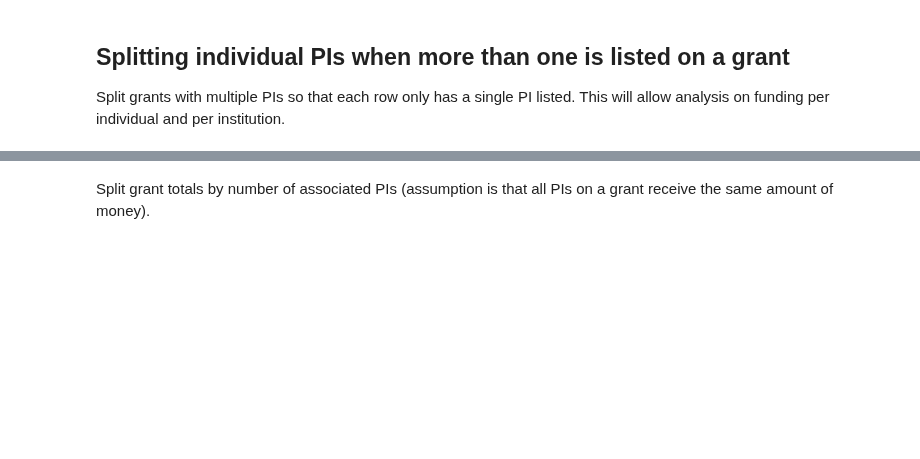
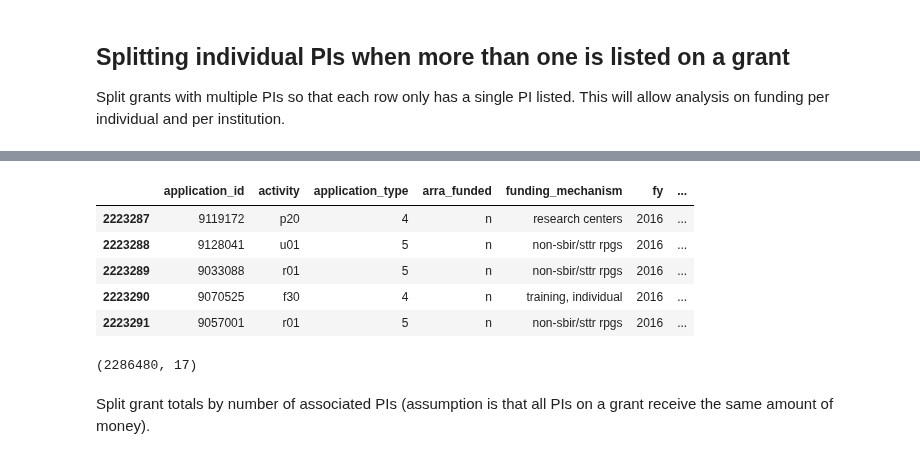
Before and after one commit to yuwie10/nih-awards, a Jupyter notebook: cleaning_for_analysis.ipynb, the cells around one changed output, grey strips where cells are left out. Drawn from its saved outputs; the diff is of its cells as text; code cells hidden in the pictures; blank space fills up the shorter version.

```diff
--- a/cleaning_for_analysis.ipynb
+++ b/cleaning_for_analysis.ipynb
@@ -204,3 +300,27 @@ grants_2016.head()
+# %%
+col_to_clean = 'nih_spending_cats pi_ids project_terms'.split()
+
+#strip ';' from columns
+all_grants = cln.strip_series(all_grants, col_to_clean, strip = '; ')
+
+#individual PIs are delimited by a ';', so split into rows along the ';'
+all_grants = cln.split_rows(all_grants, col_name = 'pi_ids', by = ';')
+
+#strip '(contact)' string and final white space
+all_grants = cln.strip_series(all_grants, ['pi_ids'])
+all_grants = cln.strip_series(all_grants, ['pi_ids'], strip = ' ')
+all_grants.tail()
+# %% [output]
+|  | application_id | activity | application_type | arra_funded | funding_mechanism | fy | ... |
+| 2223287 | 9119172 | p20 | 4 | n | research centers | 2016 | ... |
+| 2223288 | 9128041 | u01 | 5 | n | non-sbir/sttr rpgs | 2016 | ... |
+| 2223289 | 9033088 | r01 | 5 | n | non-sbir/sttr rpgs | 2016 | ... |
+| 2223290 | 9070525 | f30 | 4 | n | training, individual | 2016 | ... |
+| 2223291 | 9057001 | r01 | 5 | n | non-sbir/sttr rpgs | 2016 | ... |
+# %%
+all_grants.shape
+# %% [output]
+(2286480, 17)
 # %% [markdown]
 Split grant totals by number of associated PIs (assumption is that all PIs on a grant receive the same amount of money).
 # %%
```
Also changed, not shown: parts of 52 cells of this notebook, 1 other file.
